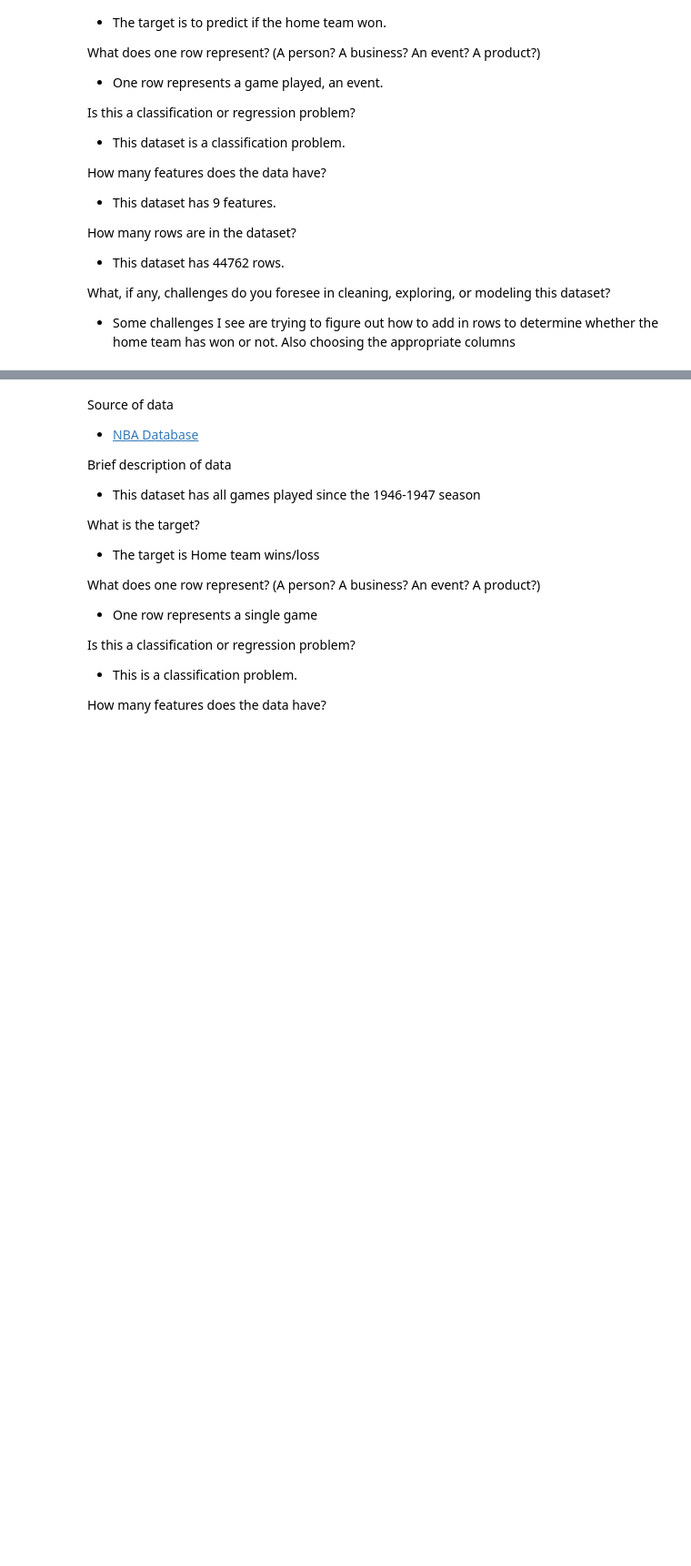
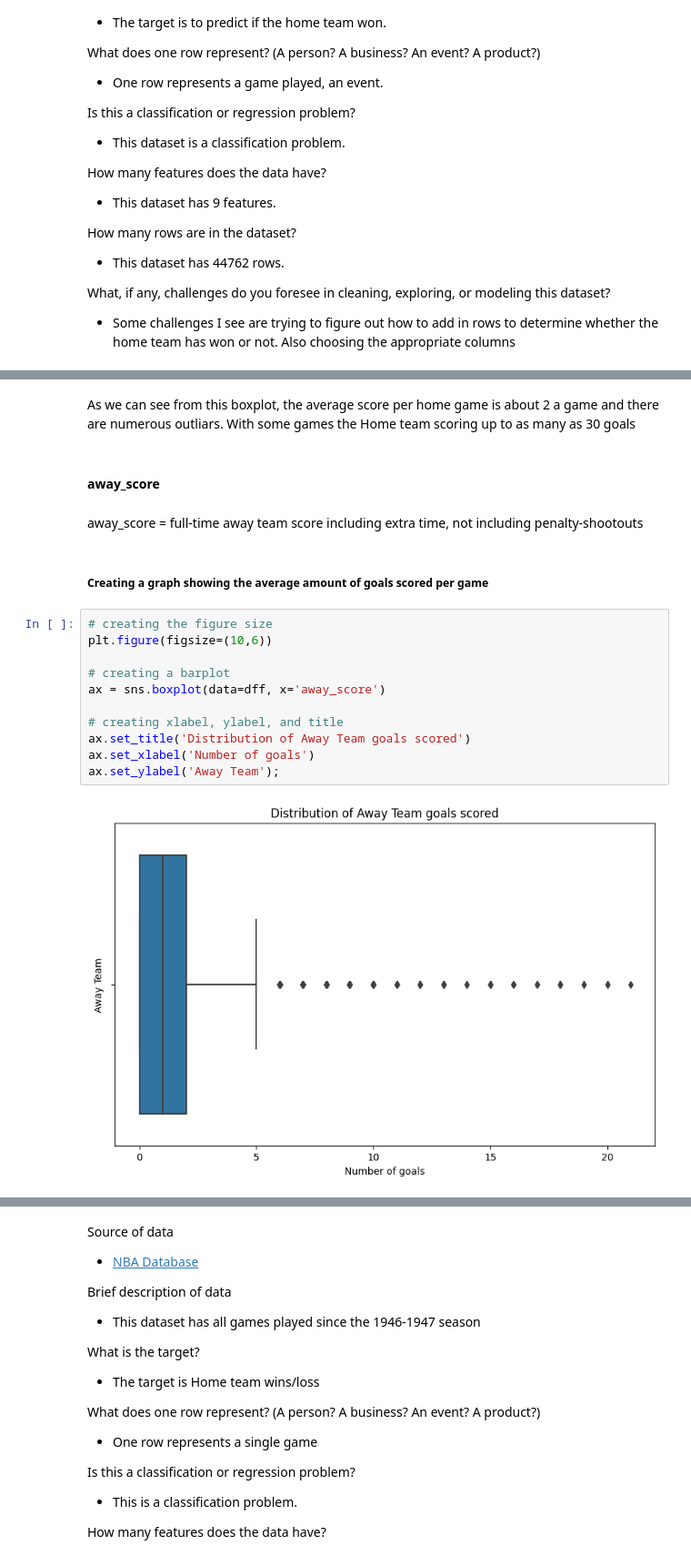
Before and after one commit to chrishunt11/Basketball-Analytics, a Jupyter notebook: Project_2.ipynb, the cells around one changed output, grey strips where cells are left out. Shown at 91% size. Drawn from its saved outputs; the diff is of its cells as text; blank space fills up the shorter version.

```diff
--- a/Project_2.ipynb
+++ b/Project_2.ipynb
@@ -61,0 +230,21 @@ dff.head()
+# %% [markdown]
+As we can see from this boxplot, the average score per home game is about 2 a game and there are numerous outliars. With some games the Home team scoring up to as many as 30 goals
+# %% [markdown]
+#### away_score
+# %% [markdown]
+away_score = full-time away team score including extra time, not including penalty-shootouts
+# %% [markdown]
+##### Creating a graph showing the average amount of goals scored per game
+# %%
+# creating the figure size
+plt.figure(figsize=(10,6))
+
+# creating a barplot
+ax = sns.boxplot(data=dff, x='away_score')
+
+# creating xlabel, ylabel, and title
+ax.set_title('Distribution of Away Team goals scored')
+ax.set_xlabel('Number of goals')
+ax.set_ylabel('Away Team');
+# %% [output]
+[figure, added]
```
Also changed, not shown: parts of 174 cells of this notebook.
